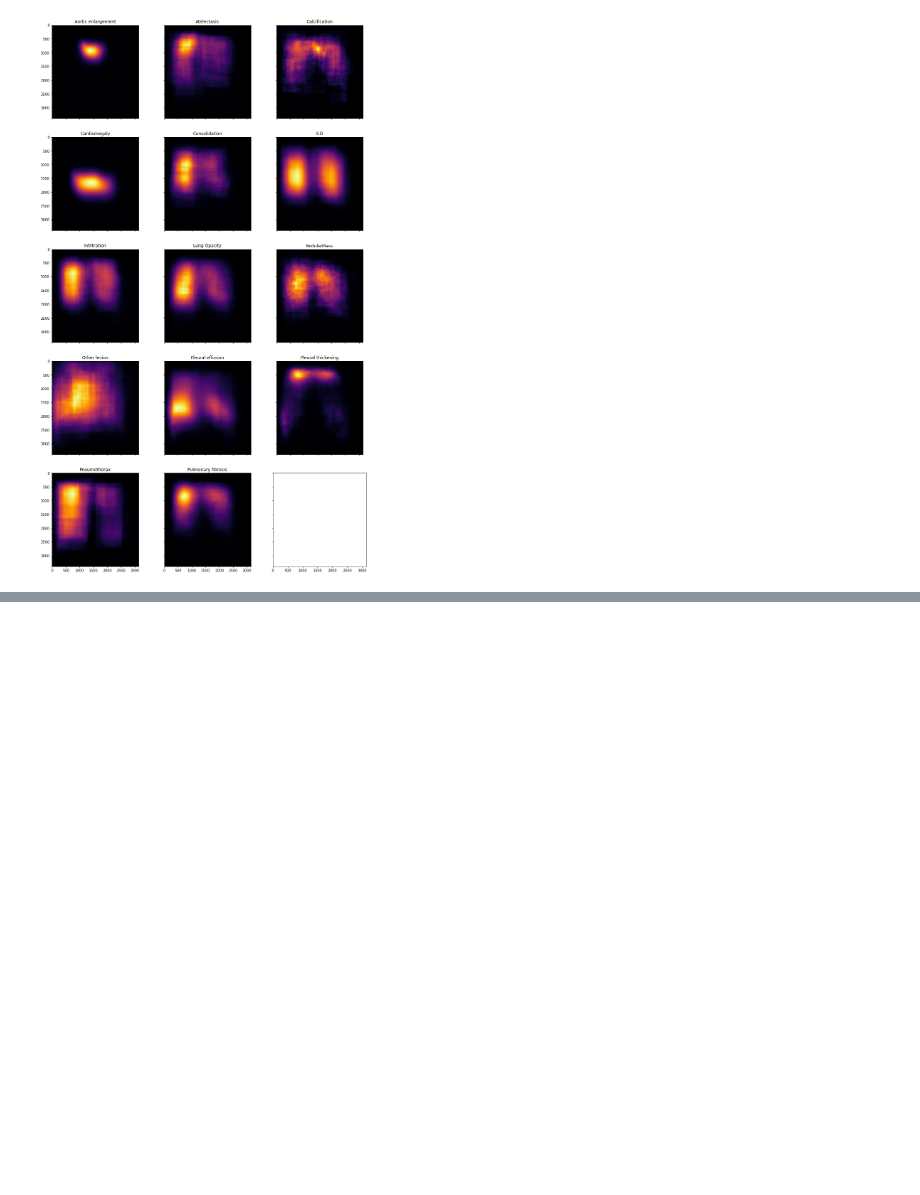
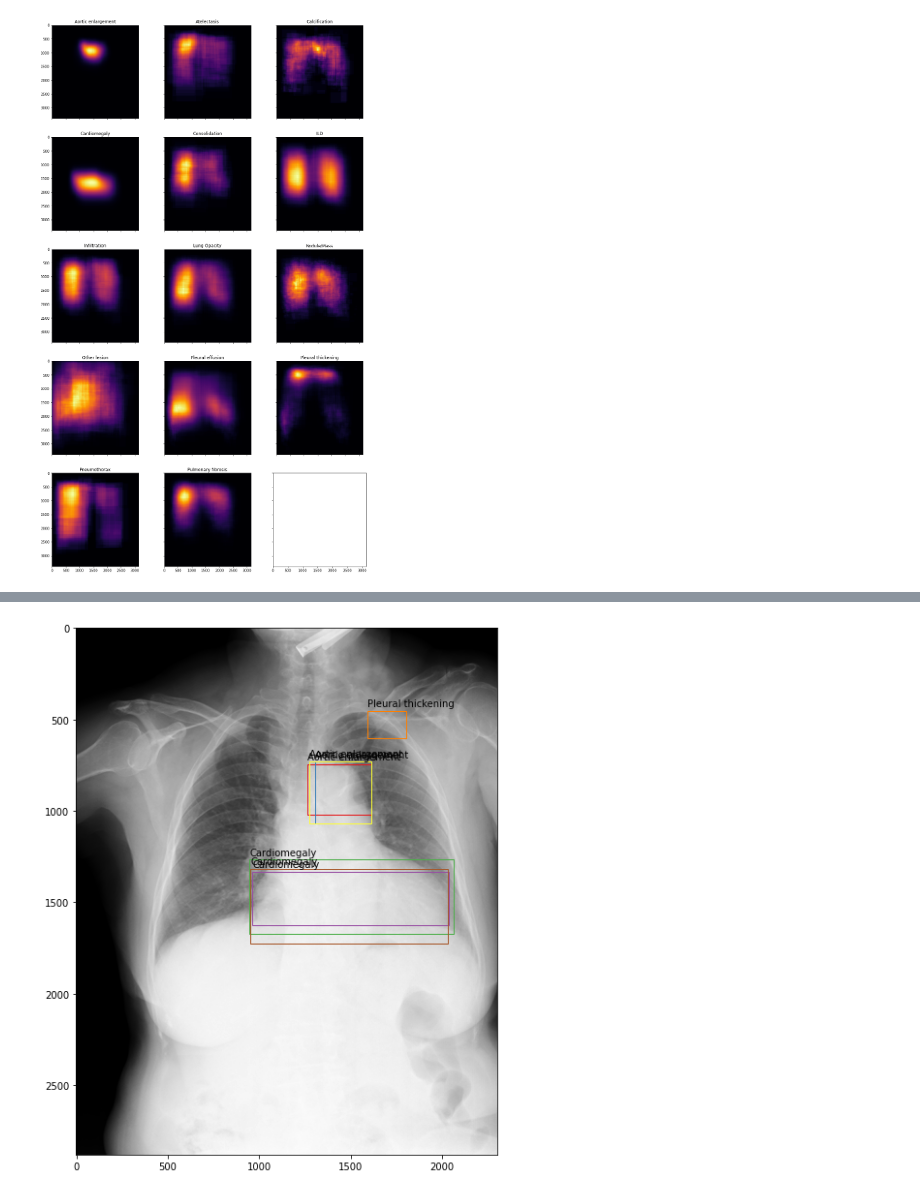
Before and after one commit to akansh12/DeepXrays, a Jupyter notebook: Notebooks/elementary-data-analysis.ipynb, the cells around one changed output, grey strips where cells are left out. Saved outputs shown, nothing was run; the diff lists cells and outputs as text; code cells hidden in the pictures; blank space fills up the shorter version.

```diff
--- a/Notebooks/elementary-data-analysis.ipynb
+++ b/Notebooks/elementary-data-analysis.ipynb
@@ -349,0 +445,4 @@ for i, (index,row) in enumerate((train_csv[['class_name', 'class_id']].groupby([
+# %%
+view_with_annot('051132a778e61a86eb147c7c6f564dfe')
+# %% [output]
+[figure, added]
```
Also changed, not shown: parts of 14 cells of this notebook, 2 other files.
